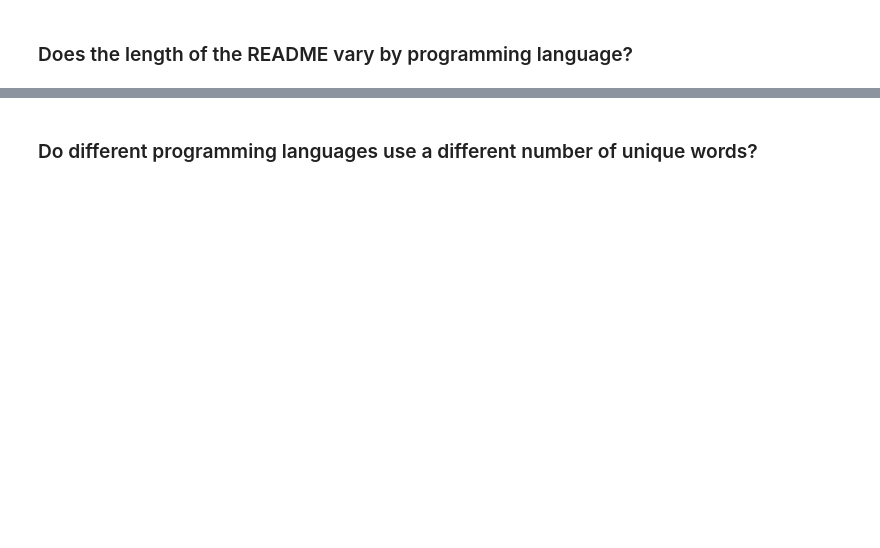
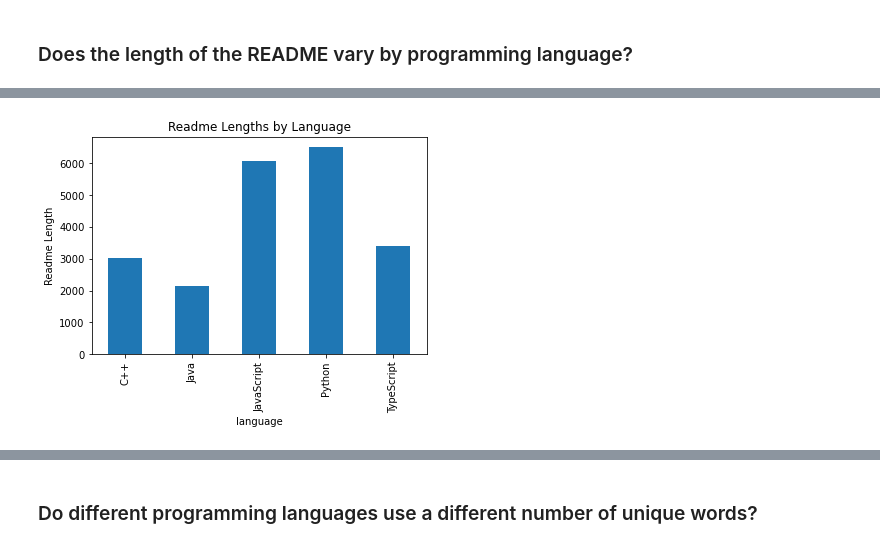
Before and after one commit to mariam-and-cindy/predicting-programming-languages, a Jupyter notebook: final_report_nlp.ipynb, the cells around one changed output, grey strips where cells are left out. Cells and saved outputs as stored; diff of their text form; code cells hidden in the pictures; blank space fills up the shorter version.

```diff
--- a/final_report_nlp.ipynb
+++ b/final_report_nlp.ipynb
@@ -318,2 +341,9 @@ idf_df.groupby(idf).count().plot.bar()
 # %% [markdown]
 ### Does the length of the README vary by programming language?
+# %%
+# create a column for readme length in each of the splits
+train['readme_length'] = train.lemmatized.apply(len)
+
+validate['readme_length'] = validate.lemmatized.apply(len)
+
+test['readme_length'] = test.lemmatized.apply(len)
@@ -319,0 +371,7 @@ idf_df.groupby(idf).count().plot.bar()
+# %%
+train.groupby('language').readme_length.mean().plot.bar()
+plt.title('Readme Lengths by Language')
+plt.ylabel('Readme Length')
+plt.show()
+# %% [output]
+[figure, added]
```
Also changed, not shown: parts of 22 cells of this notebook.
